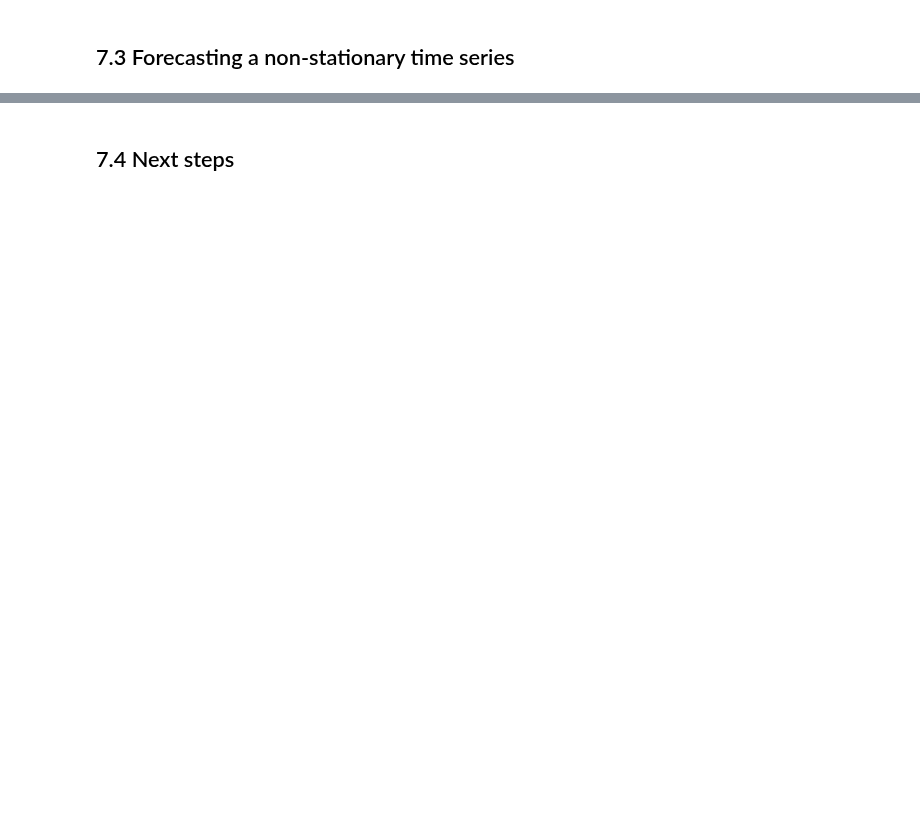
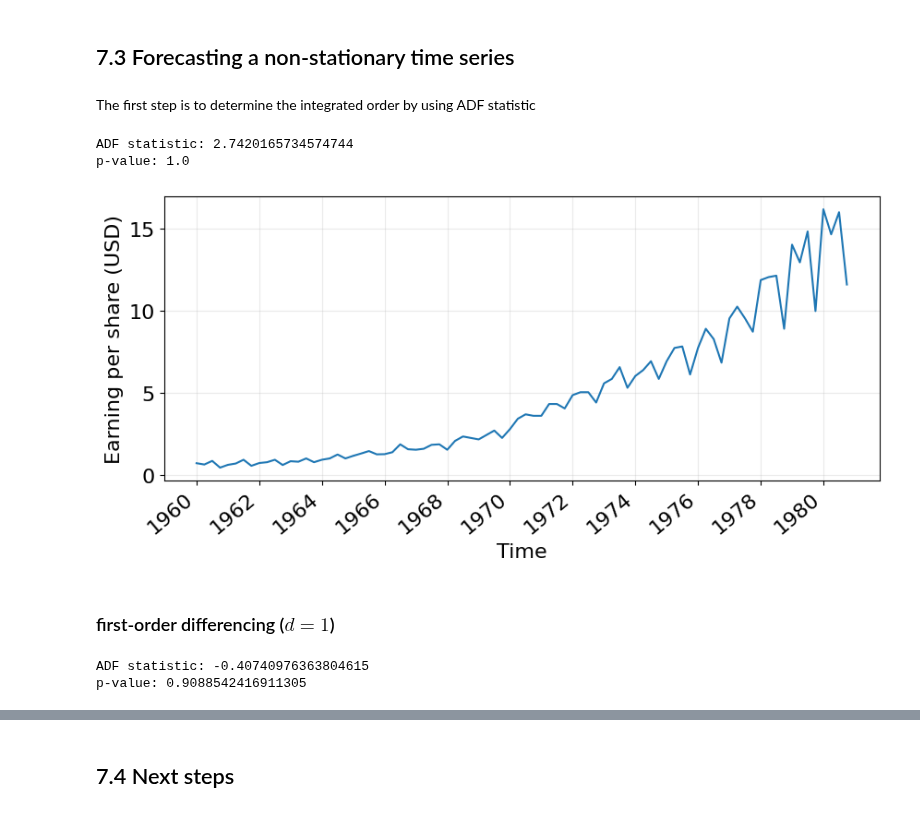
Before and after one commit to LugoBlogger/SI-201-542-forecasting-technique, a Jupyter notebook: week-07.ipynb, the cells around one changed output, grey strips where cells are left out. Drawn from its saved outputs; the diff is of its cells as text; code cells hidden in the pictures; blank space fills up the shorter version.

```diff
--- a/week-07.ipynb
+++ b/week-07.ipynb
@@ -67,2 +134,26 @@ def plot_time_series(x, y, xlabel="Time", ylabel="Value", figsize=(10, 4),
 # %% [markdown]
 ## 7.3 Forecasting a non-stationary time series
+# %% [markdown]
+The first step is to determine the integrated order by using ADF statistic
+# %%
+ADF_result = adfuller(df_eps['data'])
+print(f"ADF statistic: {ADF_result[0]}")
+print(F"p-value: {ADF_result[1]}")
+# %% [output]
+ADF statistic: 2.7420165734574744
+p-value: 1.0
+# %%
+plot_time_series(df_eps["date"], df_eps["data"],
+                 ylabel="Earning per share (USD)")
+# %% [output]
+[figure, added]
+# %% [markdown]
+### first-order differencing ($d = 1$)
+# %%
+eps_first_diff = np.diff(df_eps["data"], n=1)
+ADF_result = adfuller(eps_first_diff)
+print(f"ADF statistic: {ADF_result[0]}")
+print(F"p-value: {ADF_result[1]}")
+# %% [output]
+ADF statistic: -0.40740976363804615
+p-value: 0.9088542416911305
```
Also changed, not shown: parts of 40 cells of this notebook, 5 other files.
